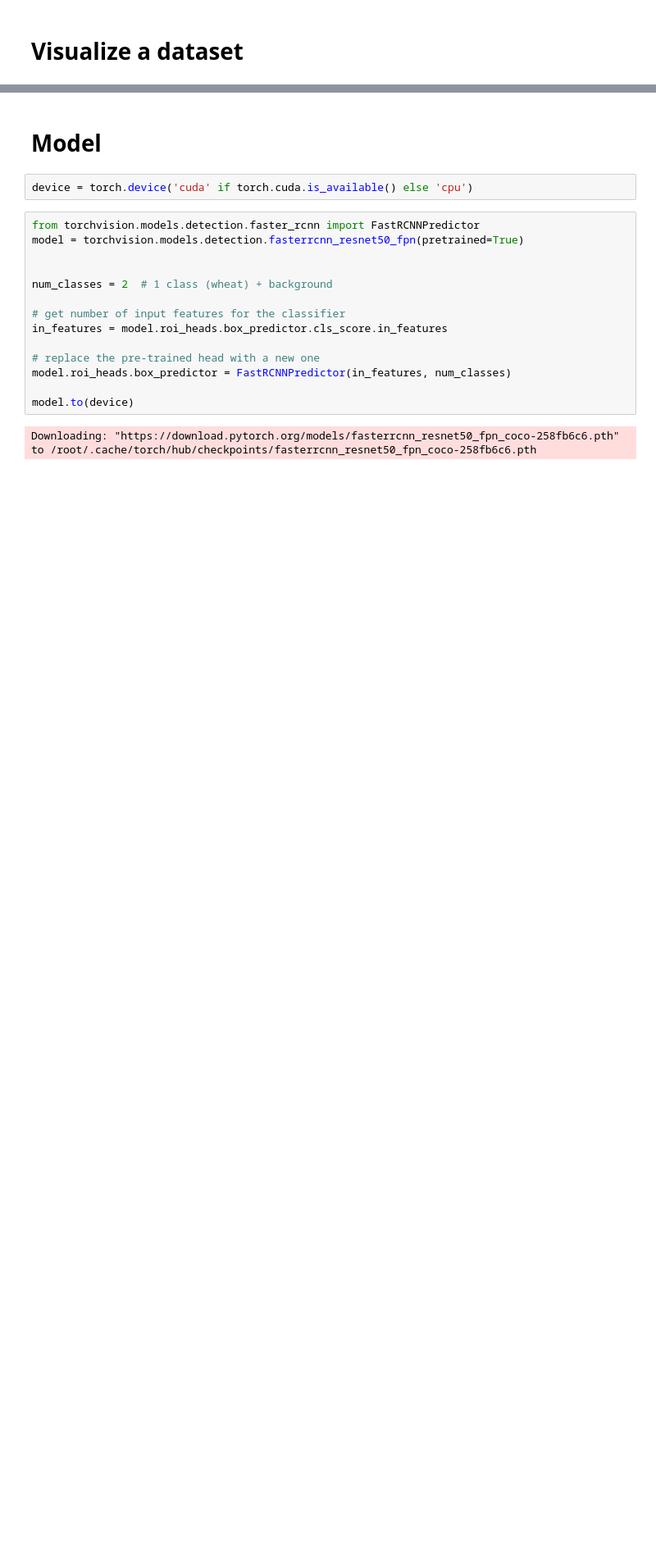
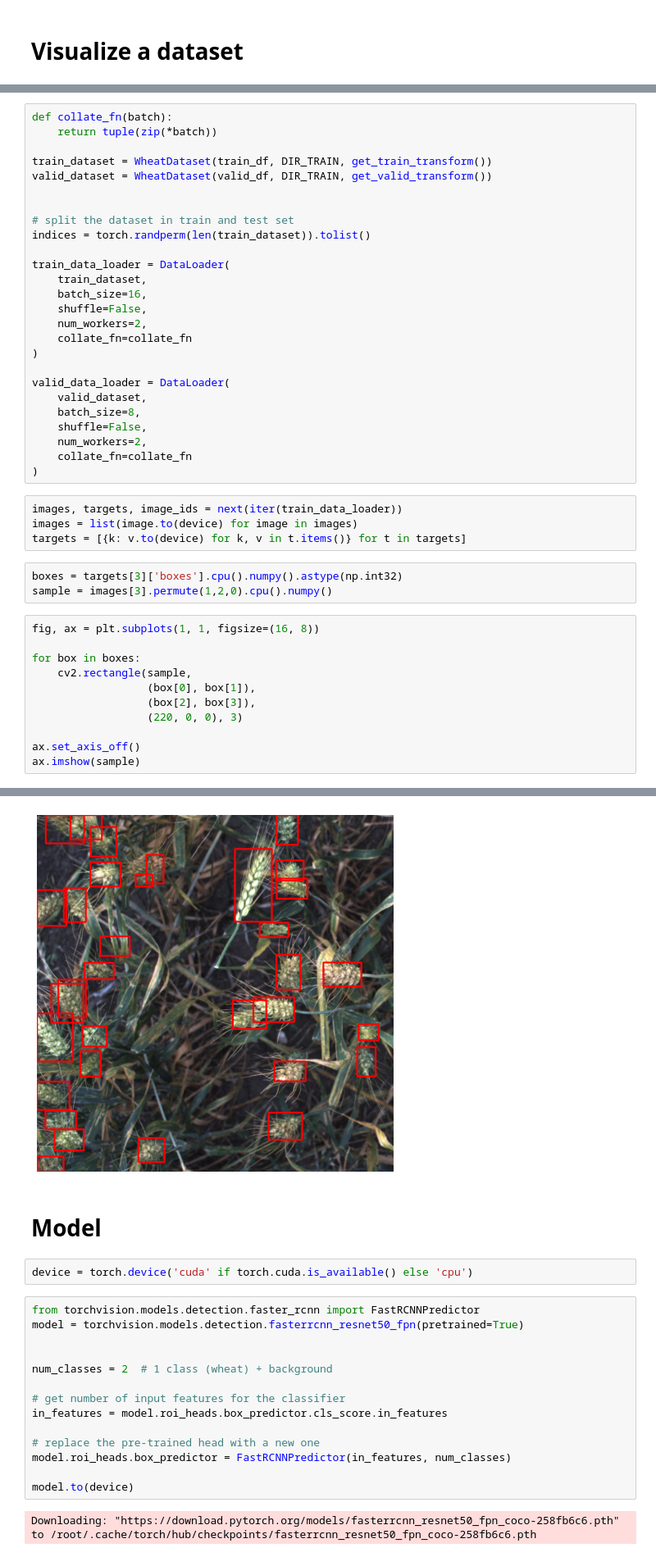
Before and after one commit to skj092/Kaggle_Competition, a Jupyter notebook: global-wheat-detection-pytorch.ipynb, the cells around one changed output, grey strips where cells are left out. Shown at 82% size. Cells and saved outputs as stored; diff of their text form; blank space fills up the shorter version.

Commit message:
Kaggle Notebook | Global Wheat Detection Pytorch | Version 5

```diff
--- a/global-wheat-detection-pytorch.ipynb
+++ b/global-wheat-detection-pytorch.ipynb
@@ -204,0 +166,45 @@ valid_dl = DataLoader(valid_ds, collate_fn=collate_fn, batch_size=8)
+# %%
+def collate_fn(batch):
+    return tuple(zip(*batch))
+
+train_dataset = WheatDataset(train_df, DIR_TRAIN, get_train_transform())
+valid_dataset = WheatDataset(valid_df, DIR_TRAIN, get_valid_transform())
+
+
+# split the dataset in train and test set
+indices = torch.randperm(len(train_dataset)).tolist()
+
+train_data_loader = DataLoader(
+    train_dataset,
+    batch_size=16,
+    shuffle=False,
+    num_workers=2,
+    collate_fn=collate_fn
+)
+
+valid_data_loader = DataLoader(
+    valid_dataset,
+    batch_size=8,
+    shuffle=False,
+    num_workers=2,
+    collate_fn=collate_fn
+)
+# %%
+images, targets, image_ids = next(iter(train_data_loader))
+images = list(image.to(device) for image in images)
+targets = [{k: v.to(device) for k, v in t.items()} for t in targets]
+# %%
+boxes = targets[3]['boxes'].cpu().numpy().astype(np.int32)
+sample = images[3].permute(1,2,0).cpu().numpy()
+# %%
+fig, ax = plt.subplots(1, 1, figsize=(16, 8))
+
+for box in boxes:
+    cv2.rectangle(sample,
+                  (box[0], box[1]),
+                  (box[2], box[3]),
+                  (220, 0, 0), 3)
+
+ax.set_axis_off()
+ax.imshow(sample)
+# %% [output]
@@ -205,3 +212,4 @@ valid_dl = DataLoader(valid_ds, collate_fn=collate_fn, batch_size=8)
+[figure, added]
 # %% [markdown]
 # Model
 # %%
```
Also changed, not shown: parts of 55 cells of this notebook.
